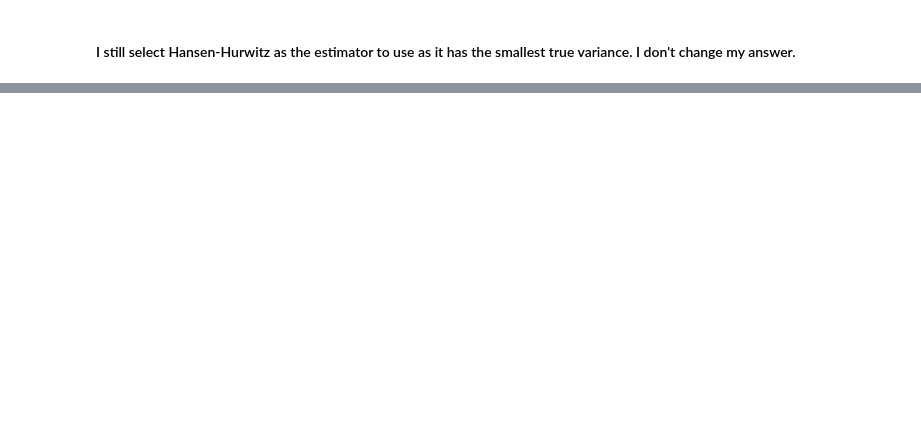
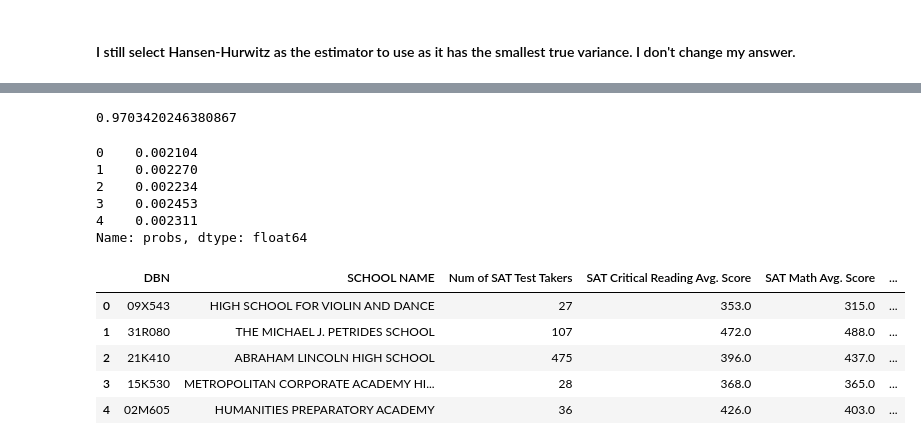
Before and after one commit to abachhu/stat440_project, a Jupyter notebook: stat440_report3.ipynb, the cells around one changed output, grey strips where cells are left out. Cells and saved outputs as stored; diff of their text form; code cells hidden in the pictures; blank space fills up the shorter version.

```diff
--- a/stat440_report3.ipynb
+++ b/stat440_report3.ipynb
@@ -382,0 +391,34 @@ True variance of GUP Estimator for SAT Writing Avg. Score:  31.32
+# %%
+# reloading data
+import numpy as np
+import pandas as pd
+import matplotlib.pyplot as plt
+import seaborn as sns
+
+#  read the dataset
+df = pd.read_csv("2012-sat-results.csv")
+
+print(df.info())
+print("")
+
+# convert all values to numeric
+df["SAT Critical Reading Avg. Score"] = pd.to_numeric(df["SAT Critical Reading Avg. Score"], errors="coerce")
+df["SAT Math Avg. Score"] = pd.to_numeric(df["SAT Math Avg. Score"], errors="coerce")
+df["SAT Writing Avg. Score"] = pd.to_numeric(df["SAT Writing Avg. Score"], errors="coerce")
+
+# Drop rows with NaN values
+df = df.dropna(subset=["SAT Critical Reading Avg. Score", "SAT Math Avg. Score", "SAT Writing Avg. Score"])
+
+print(df.info())
+print("")
+
+# population params
+mu = df["SAT Writing Avg. Score"].mean()
+tao = df["SAT Writing Avg. Score"].sum()
+sigmasq = df["SAT Writing Avg. Score"].var(ddof=0)
+
+print(f"The mu is: {mu}")
+print(f"The tao is: {tao}")
+print(f"The sigma^2 is: {sigmasq}")
+
+print("")
@@ -382,0 +443,7 @@ True variance of GUP Estimator for SAT Writing Avg. Score:  31.32
+# %%
+# Correlation With an Auxilary Variable
+# Our variable of interest is SAT Writing Avg. Score. A related variable we are using is SAT Critical Reading Avg. Score.
+# The SAT Critical Reading Avg. Score has a 0.9703 correlation with SAT Writing Avg. Score.
+df["SAT Critical Reading Avg. Score"].corr(df["SAT Writing Avg. Score"])
+# %% [output]
+0.9703420246380867
@@ -382,0 +453,9 @@ True variance of GUP Estimator for SAT Writing Avg. Score:  31.32
+# %%
+df["probs"].head()
+# %% [output]
+0    0.002104
+1    0.002270
+2    0.002234
+3    0.002453
+4    0.002311
+Name: probs, dtype: float64
@@ -382,0 +467,10 @@ True variance of GUP Estimator for SAT Writing Avg. Score:  31.32
+# %%
+sampled_df.reset_index(drop=True, inplace=True)
+sampled_df.head()
+# %% [output]
+|  | DBN | SCHOOL NAME | Num of SAT Test Takers | SAT Critical Reading Avg. Score | SAT Math Avg. Score | ... |
+| 0 | 09X543 | HIGH SCHOOL FOR VIOLIN AND DANCE | 27 | 353.0 | 315.0 | ... |
+| 1 | 31R080 | THE MICHAEL J. PETRIDES SCHOOL | 107 | 472.0 | 488.0 | ... |
+| 2 | 21K410 | ABRAHAM LINCOLN HIGH SCHOOL | 475 | 396.0 | 437.0 | ... |
+| 3 | 15K530 | METROPOLITAN CORPORATE ACADEMY HI... | 28 | 368.0 | 365.0 | ... |
+| 4 | 02M605 | HUMANITIES PREPARATORY ACADEMY | 36 | 426.0 | 403.0 | ... |
```
Also changed, not shown: parts of 28 cells of this notebook.
